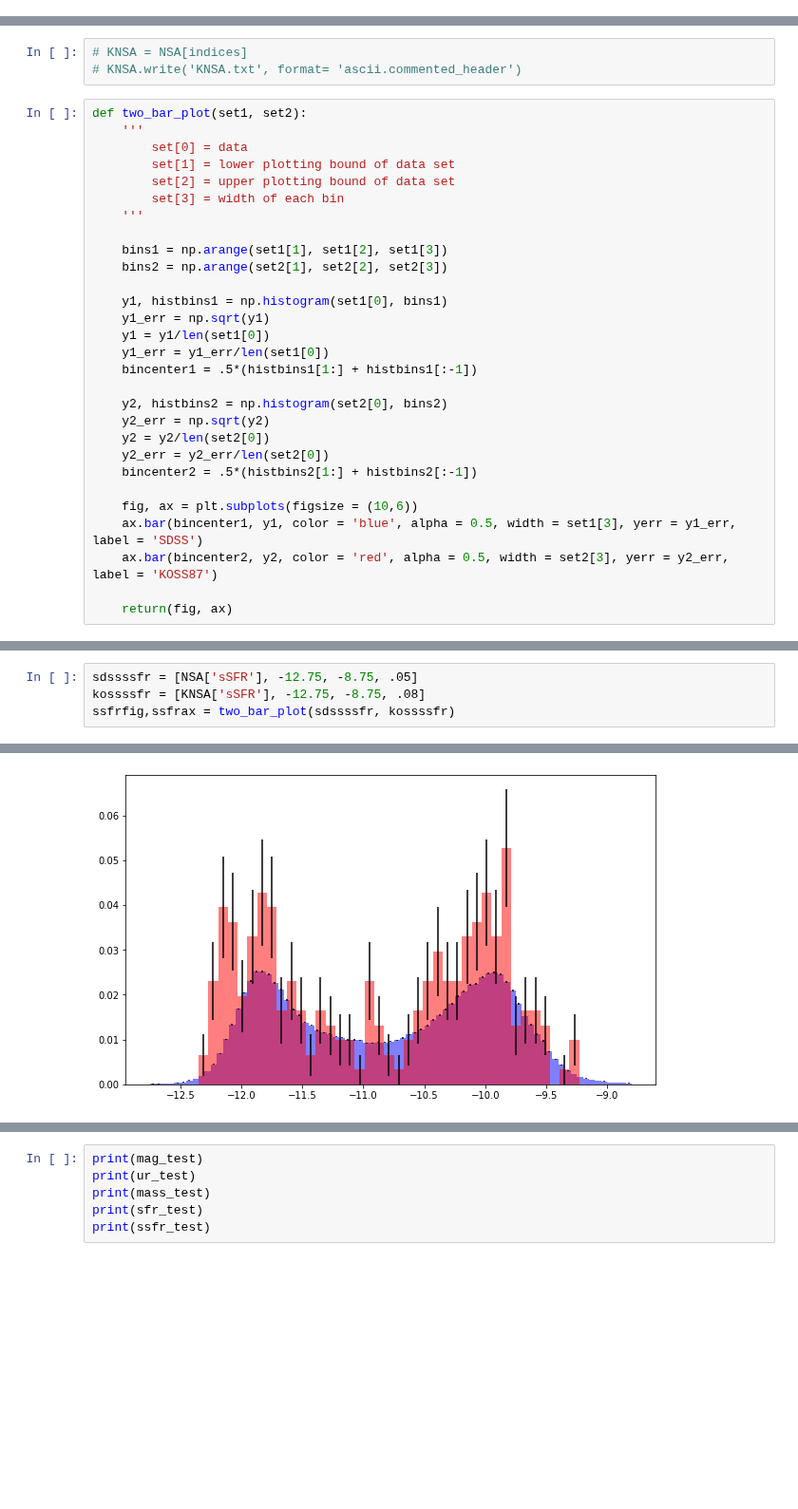
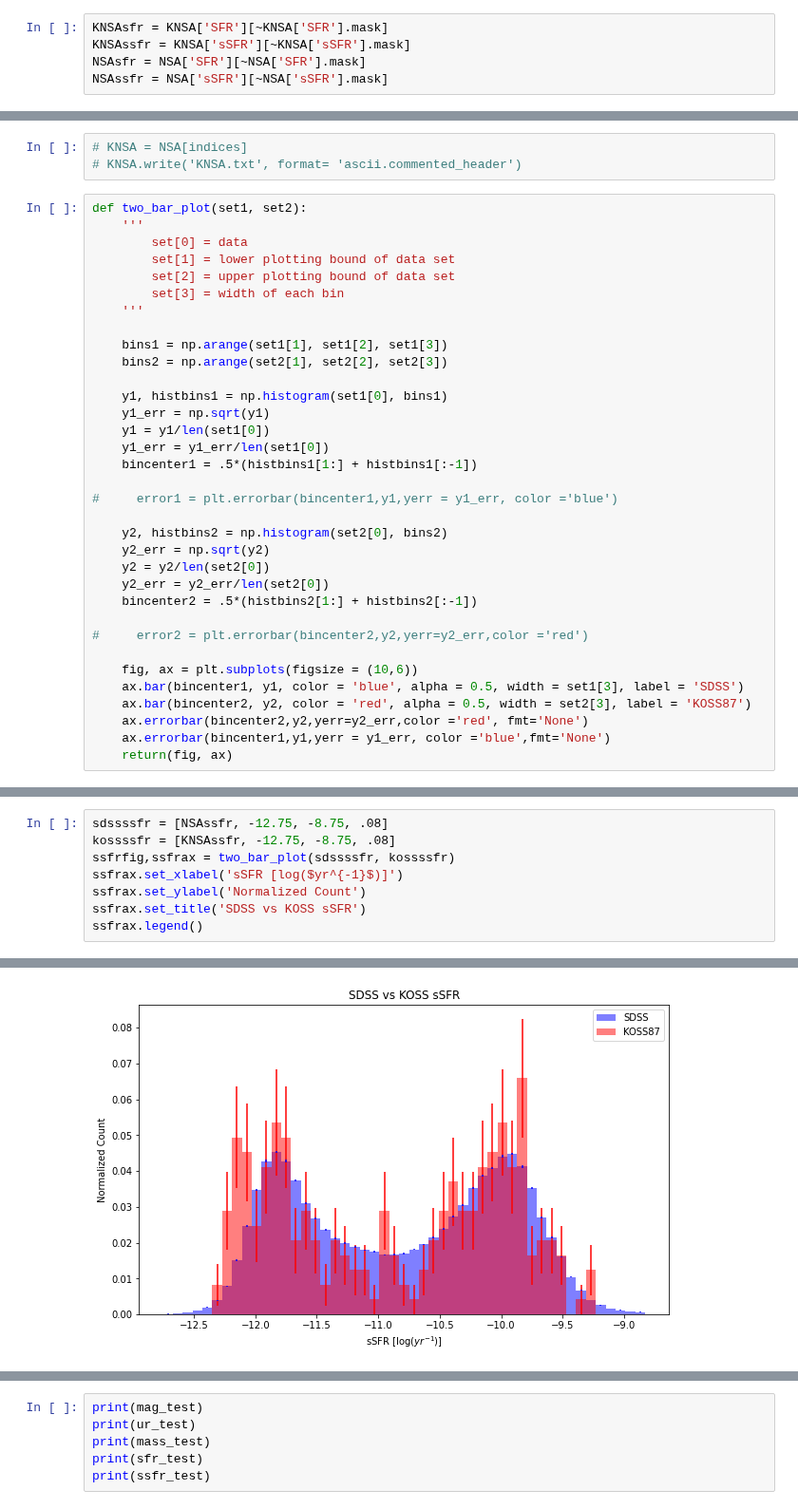
Before and after one commit to DESI-UR/Void_analysis, a Jupyter notebook: nb/Taryn_Lovan/Galaxy_Properties.ipynb, the cells around one changed output, grey strips where cells are left out. Shown at 95% size. Cells and saved outputs as stored; diff of their text form; blank space fills up the shorter version.

Commit message:
Misc plotting updates

```diff
--- a/nb/Taryn_Lovan/Galaxy_Properties.ipynb
+++ b/nb/Taryn_Lovan/Galaxy_Properties.ipynb
@@ -52,6 +52,11 @@ NSA['U-R'] = catalog_main['u_r']
 del catalog_main
 # %%
 NSA = NSA[NSA['Z']>0 & np.isfinite(NSA['U-R'])]
+# %%
+KNSAsfr = KNSA['SFR'][~KNSA['SFR'].mask]
+KNSAssfr = KNSA['sSFR'][~KNSA['sSFR'].mask]
+NSAsfr = NSA['SFR'][~NSA['SFR'].mask]
+NSAssfr = NSA['sSFR'][~NSA['sSFR'].mask]
 # %%
 # kra = Kgals['RA'] * u.deg
 # kdec = Kgals['DEC'] * u.deg
@@ -89,16 +94,21 @@ def two_bar_plot(set1, set2):
     y1_err = y1_err/len(set1[0])
     bincenter1 = .5*(histbins1[1:] + histbins1[:-1])
 
+#     error1 = plt.errorbar(bincenter1,y1,yerr = y1_err, color ='blue')
+
     y2, histbins2 = np.histogram(set2[0], bins2)
     y2_err = np.sqrt(y2)
     y2 = y2/len(set2[0])
     y2_err = y2_err/len(set2[0])
     bincenter2 = .5*(histbins2[1:] + histbins2[:-1])
 
+#     error2 = plt.errorbar(bincenter2,y2,yerr=y2_err,color ='red')
+
     fig, ax = plt.subplots(figsize = (10,6))
-    ax.bar(bincenter1, y1, color = 'blue', alpha = 0.5, width = set1[3], yerr = y1_err, label = 'SDSS')
-    ax.bar(bincenter2, y2, color = 'red', alpha = 0.5, width = set2[3], yerr = y2_err, label = 'KOSS87')
-
+    ax.bar(bincenter1, y1, color = 'blue', alpha = 0.5, width = set1[3], label = 'SDSS')
+    ax.bar(bincenter2, y2, color = 'red', alpha = 0.5, width = set2[3], label = 'KOSS87')
+    ax.errorbar(bincenter2,y2,yerr=y2_err,color ='red', fmt='None')
+    ax.errorbar(bincenter1,y1,yerr = y1_err, color ='blue',fmt='None')
     return(fig, ax)
 # %%
 sdssmag = [NSA['ABSMAG'], -24, -14, 0.2]
@@ -136,5 +148,9 @@ NameError: name 'NSA' is not defined
 # %%
-sdssssfr = [NSA['sSFR'], -12.75, -8.75, .05]
-kossssfr = [KNSA['sSFR'], -12.75, -8.75, .08]
+sdssssfr = [NSAssfr, -12.75, -8.75, .08]
+kossssfr = [KNSAssfr, -12.75, -8.75, .08]
 ssfrfig,ssfrax = two_bar_plot(sdssssfr, kossssfr)
+ssfrax.set_xlabel('sSFR [log($yr^{-1}$)]')
+ssfrax.set_ylabel('Normalized Count')
+ssfrax.set_title('SDSS vs KOSS sSFR')
+ssfrax.legend()
 # %% [output]
@@ -141 +158 @@ ssfrfig,ssfrax = two_bar_plot(sdssssfr, kossssfr)
-[figure, old version]
+[figure, new version]
```
Also changed, not shown: parts of 10 cells of this notebook.
